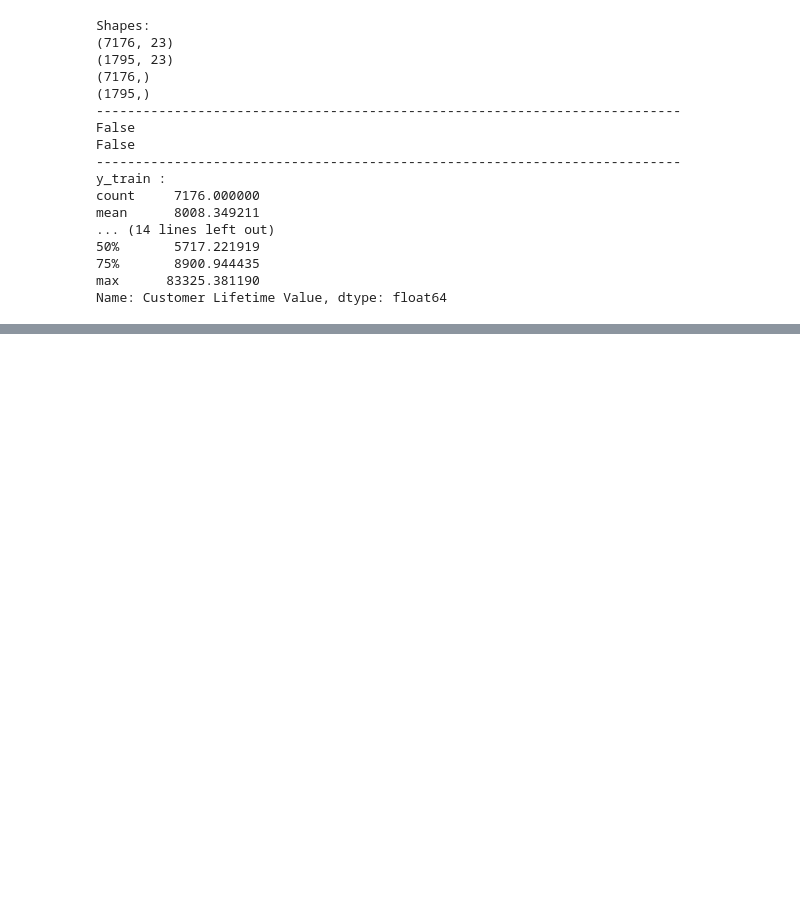
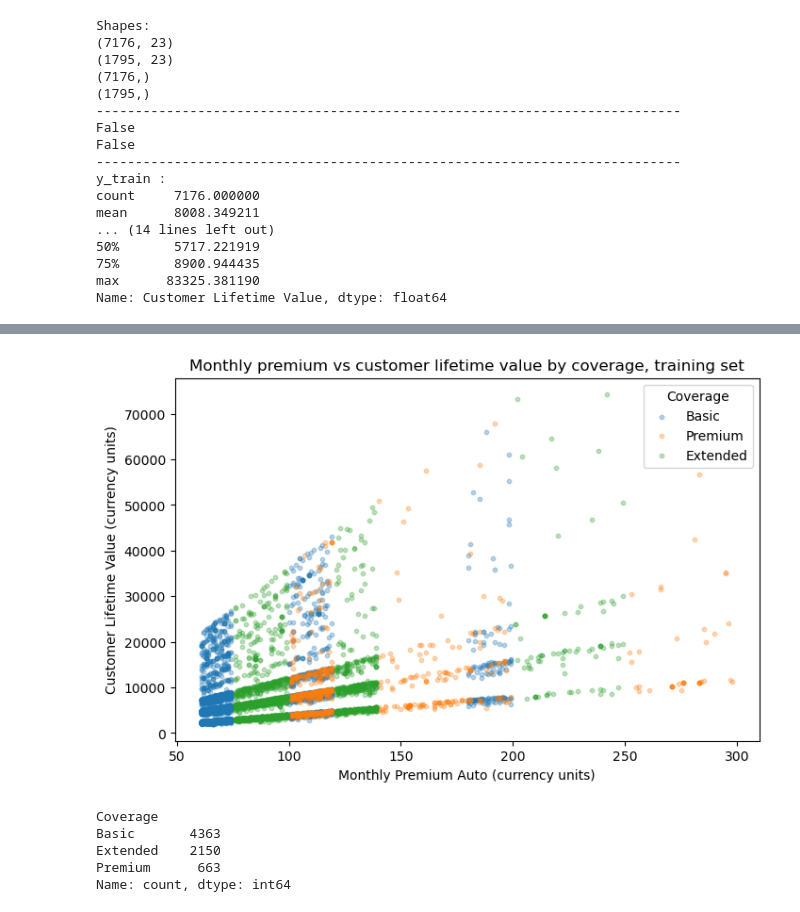
Before and after one commit to devloopcode/customer_lifetime_value_regression, a Jupyter notebook: customer_lifetime_value.ipynb, the cells around one changed output, grey strips where cells are left out. Saved outputs shown, nothing was run; the diff lists cells and outputs as text; code cells hidden in the pictures; blank space fills up the shorter version.

```diff
--- a/customer_lifetime_value.ipynb
+++ b/customer_lifetime_value.ipynb
@@ -265,0 +390,25 @@ Name: Customer Lifetime Value, dtype: float64
+# %%
+plt.figure(figsize=(8, 5))
+
+# Investigate whether distinct rays in the scatter plot correspond to policy Coverage tiers
+for cat in train_df['Coverage'].unique():
+    subset = train_df[train_df['Coverage'] == cat]
+    plt.scatter(subset['Monthly Premium Auto'], subset[TARGET_COL], alpha=0.3, s=10, label=cat)
+
+# Add descriptive chart labels and legend
+plt.title("Monthly premium vs customer lifetime value by coverage, training set")
+plt.xlabel("Monthly Premium Auto (currency units)")
+plt.ylabel("Customer Lifetime Value (currency units)")
+plt.legend(title="Coverage")
+plt.show()
+
+# Coverage shifts premium range (Premium > Extended > Basic) but does not isolate rays
+print()
+print(train_df['Coverage'].value_counts())
+# %% [output]
+[figure, added]
+Coverage
+Basic       4363
+Extended    2150
+Premium      663
+Name: count, dtype: int64
```
Also changed, not shown: parts of 43 cells of this notebook, 1 other file.
